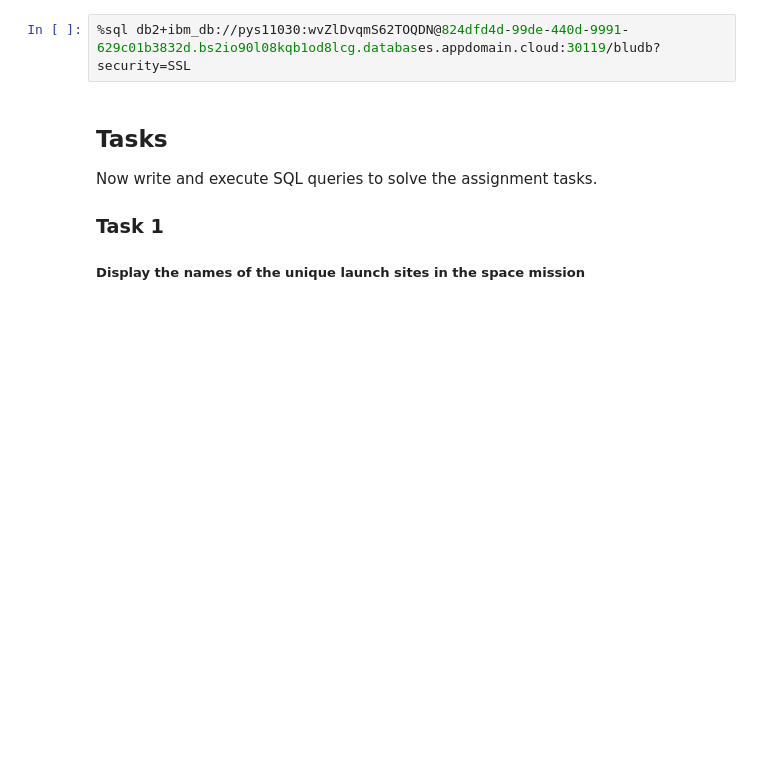
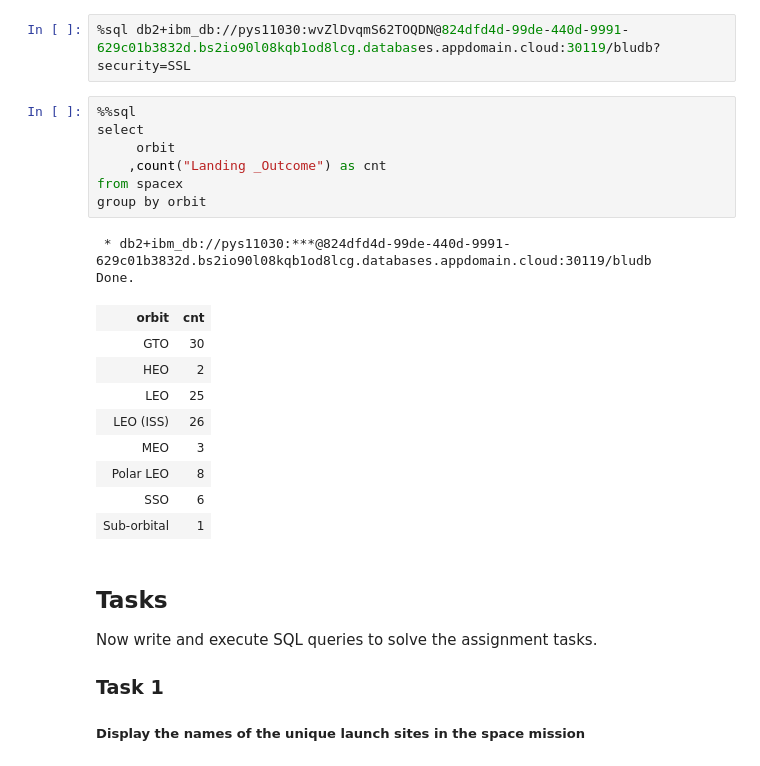
Before and after one commit to Karlos754/IBM-Data-Science, a Jupyter notebook: jupyter-labs-eda-sql-coursera.ipynb, the cells around one changed output. Cells and saved outputs as stored; diff of their text form; blank space fills up the shorter version.

```diff
--- a/jupyter-labs-eda-sql-coursera.ipynb
+++ b/jupyter-labs-eda-sql-coursera.ipynb
@@ -87,6 +87,25 @@ in the following format
 **%sql ibm_db_sa://my-username:my-password\@my-hostname:my-port/my-db-name?security=SSL**
 # %%
 %sql db2+ibm_db://pys11030:wvZlDvqmS62TOQDN@824dfd4d-99de-440d-9991-629c01b3832d.bs2io90l08kqb1od8lcg.databases.appdomain.cloud:30119/bludb?security=SSL
+# %%
+%%sql
+select
+     orbit
+    ,count("Landing _Outcome") as cnt
+from spacex
+group by orbit
+# %% [output]
+ * db2+ibm_db://pys11030:***@824dfd4d-99de-440d-9991-629c01b3832d.bs2io90l08kqb1od8lcg.databases.appdomain.cloud:30119/bludb
+Done.
+| orbit | cnt |
+| GTO | 30 |
+| HEO | 2 |
+| LEO | 25 |
+| LEO (ISS) | 26 |
+| MEO | 3 |
+| Polar LEO | 8 |
+| SSO | 6 |
+| Sub-orbital | 1 |
 # %% [markdown]
 ## Tasks
 
```
Also changed, not shown: parts of 1 cell of this notebook, 4 other files.
